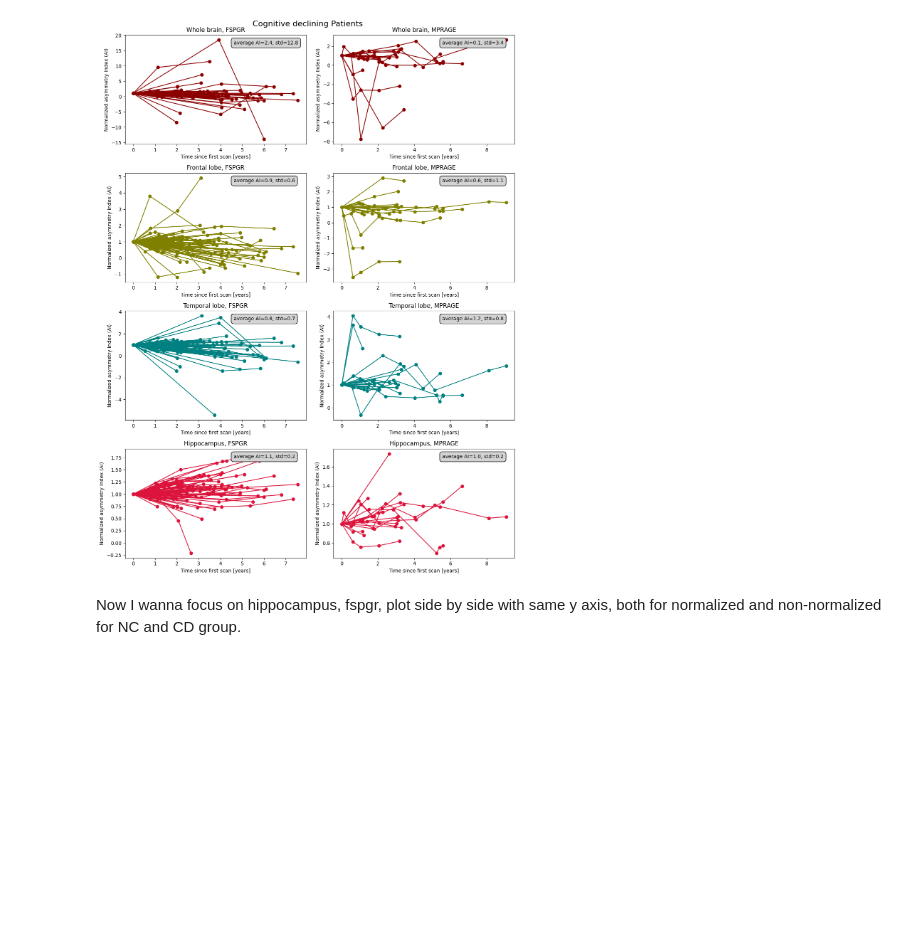
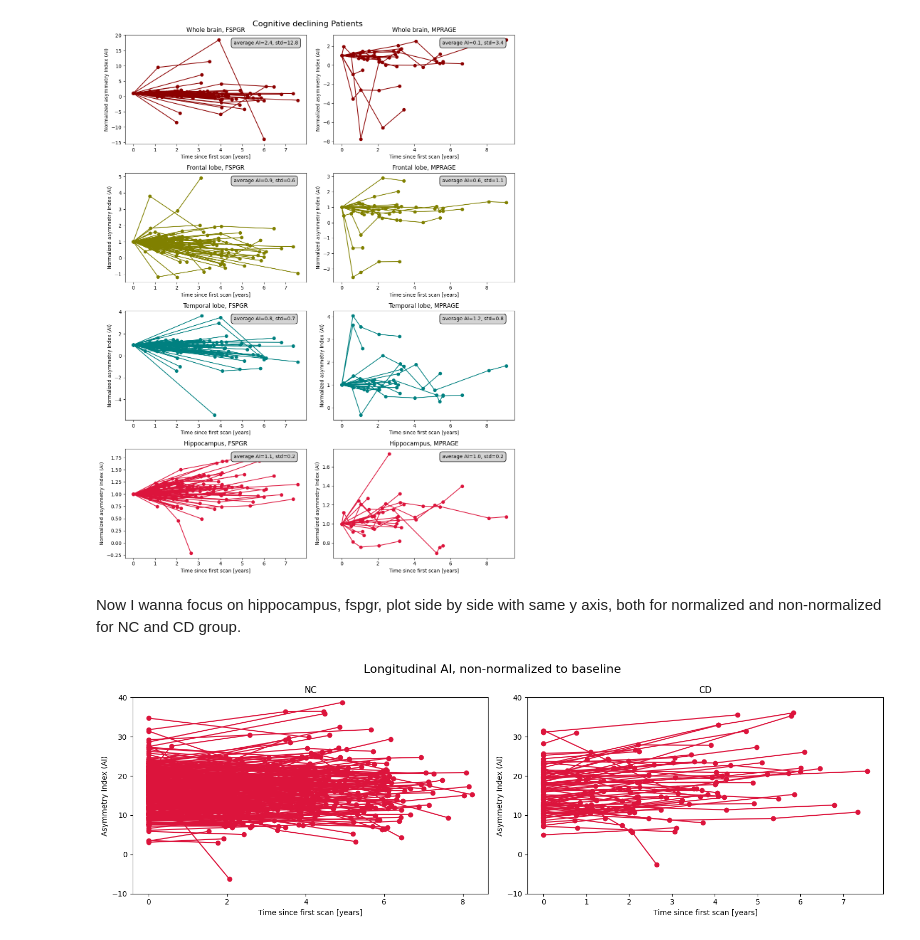
Before and after one commit to Crtox/asymmetryAD, a Jupyter notebook: code/AI_longitudinal.ipynb, the cells around one changed output. Drawn from its saved outputs; the diff is of its cells as text; code cells hidden in the pictures; blank space fills up the shorter version.

```diff
--- a/code/AI_longitudinal.ipynb
+++ b/code/AI_longitudinal.ipynb
@@ -965 +976,43 @@ Now I wanna focus on hippocampus, fspgr, plot side by side with same y axis, bot
+# %%
+# the only data I need
+# non normalized
+AI_nc_fspgr_hippocampus = load_npz_file(dataPath+'retry/AI_nc_fspgr_hippocampus.npz')
+AI_trans_fspgr_hippocampus = load_npz_file(dataPath+'retry/AI_trans_fspgr_hippocampus.npz')
+# normalized
+AI_nc_fspgr_hippocampus_normalized = AI_nc_fspgr_normalized[3]
+AI_trans_fspgr_hippocampus_normalized = AI_trans_fspgr_normalized[3]
+# %%
+fig, axes = plt.subplots(1, 2, figsize=(15, 5))
+fig.suptitle('Longitudinal AI, non-normalized to baseline', fontsize=16)
+
+for naccid, ai_values in AI_nc_fspgr_hippocampus.items():
+        if naccid in nc_scan_times:
+            scan_times = nc_scan_times[naccid]
+            # outliers
+            if ai_values[1] > -200:
+                axes[0].plot(scan_times, ai_values, color='crimson', marker='o')
+
+axes[0].set_title('NC')   # Title for the subplot
+axes[0].set_xlabel('Time since first scan [years]')
+axes[0].set_ylabel('Asymmetry Index (AI)')
+
+for naccid, ai_values in AI_trans_fspgr_hippocampus.items():
+        if naccid in trans_scan_times:
+            scan_times = trans_scan_times[naccid]
+            if len(scan_times) == len(ai_values):
+                if ai_values[1] < 50:
+                    axes[1].plot(scan_times, ai_values, color='crimson', marker='o')
+
+axes[1].set_title('CD')   # Title for the subplot
+axes[1].set_xlabel('Time since first scan [years]')
+axes[1].set_ylabel('Asymmetry Index (AI)')
+
+axes[0].set_ylim(-10, 40)
+axes[1].set_ylim(-10, 40)
+
+plt.tight_layout()
+#plt.savefig(savePath+'retry/AI_longitudinal_nc_vs_cd_hippocampus.png')
+plt.show()
+# %% [output]
+[figure, added]
 # %%
```
Also changed, not shown: parts of 5 cells of this notebook, 2 other files.
